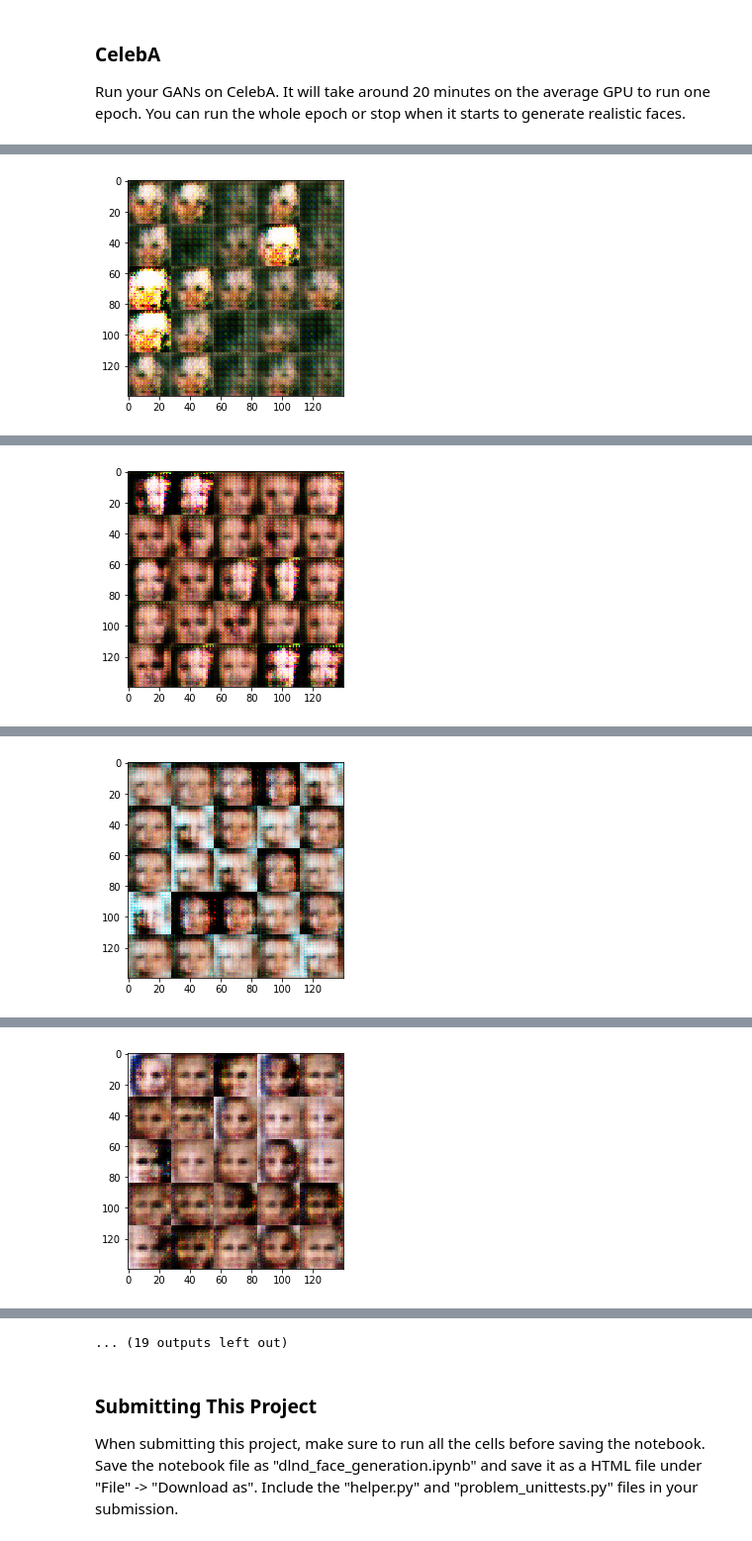
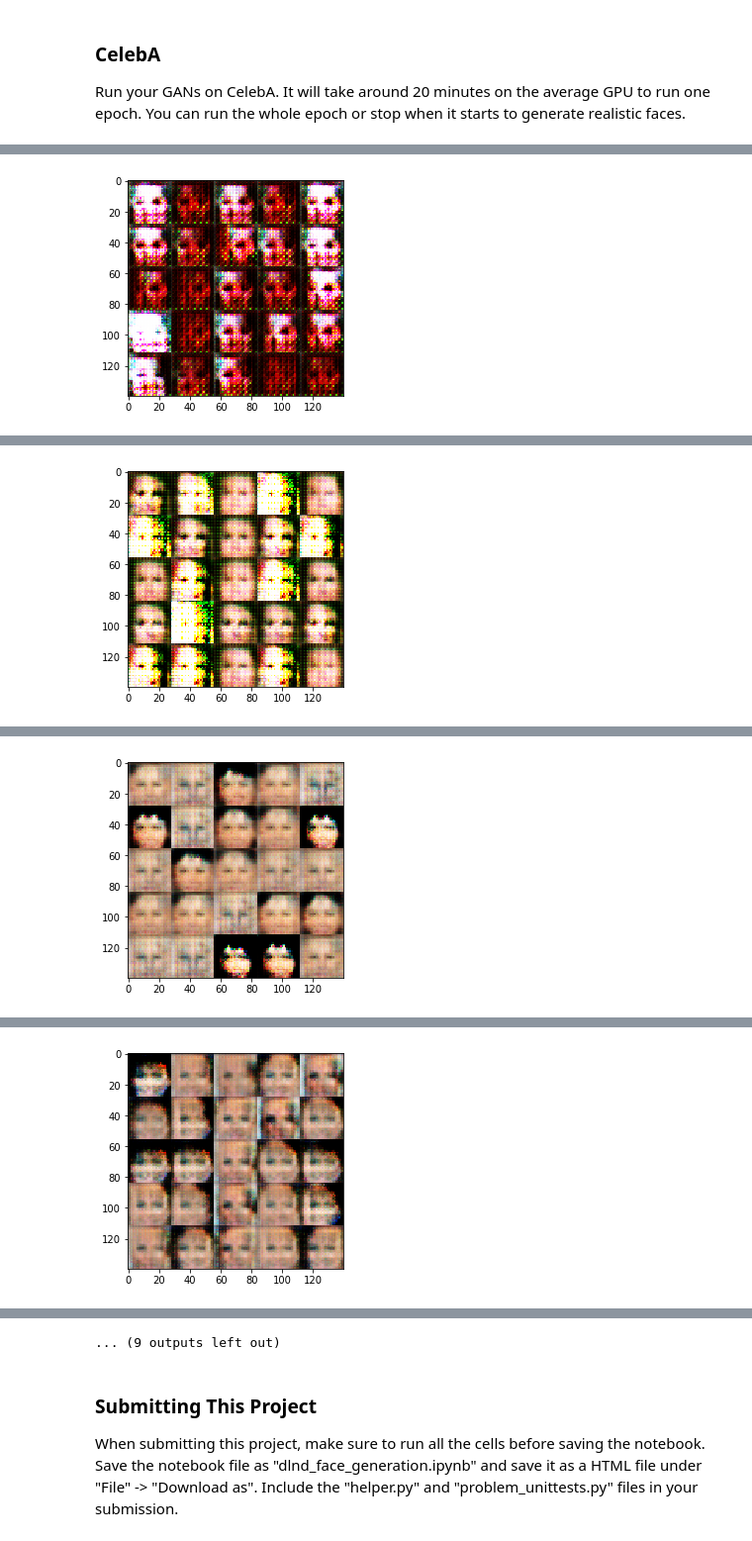
Before and after one commit to delinhabit/nd101-face-generation, a Jupyter notebook: dlnd_face_generation.ipynb, the cells around one changed output, grey strips where cells are left out. Shown at 99% size. Drawn from its saved outputs; the diff is of its cells as text; code cells hidden in the pictures.

Commit message:
Finished training a bigger DCGAN network

```diff
--- a/dlnd_face_generation.ipynb
+++ b/dlnd_face_generation.ipynb
@@ -182,21 +183,21 @@ def generator(z, out_channel_dim, is_train=True, alpha=0.2):
     :return: The tensor output of the generator
     """
     with tf.variable_scope('generator', reuse=not is_train):
-        x1 = tf.layers.dense(z, 2*2*512)
-        x1 = tf.reshape(x1, (-1, 2, 2, 512))
+        x1 = tf.layers.dense(z, 2*2*1024)
+        x1 = tf.reshape(x1, (-1, 2, 2, 1024))
         x1 = tf.layers.batch_normalization(x1, training=is_train)
         x1 = tf.maximum(x1 * alpha, x1)
-        # Shape is 2x2x512
+        # Shape is 2x2x1024
 
-        x2 = tf.layers.conv2d_transpose(x1, 256, 5, strides=2, padding='valid')
+        x2 = tf.layers.conv2d_transpose(x1, 512, 5, strides=2, padding='valid')
         x2 = tf.layers.batch_normalization(x2, training=is_train)
         x2 = tf.maximum(x2 * alpha, x2)
-        # Shape is 7x7x256
+        # Shape is 7x7x512
 
-        x3 = tf.layers.conv2d_transpose(x2, 128, 5, strides=2, padding='same')
+        x3 = tf.layers.conv2d_transpose(x2, 256, 5, strides=2, padding='same')
         x3 = tf.layers.batch_normalization(x3, training=is_train)
         x3 = tf.maximum(x3 * alpha, x3)
-        # Shape is 14x14x128
+        # Shape is 14x14x256
 
         logits = tf.layers.conv2d_transpose(x3, out_channel_dim, 5, strides=2, padding='same')
         # Shape is 28x28xChannels
@@ -318,6 +319,9 @@ Implement `train` to build and train the GANs.  Use the following functions you
 
 Use the `show_generator_output` to show `generator` output while you train. Running `show_generator_output` for every batch will drastically increase training time and increase the size of the notebook.  It's recommended to print the `generator` output every 100 batches.
 # %%
+import time
+
+
 def train(epoch_count, batch_size, z_dim, learning_rate, beta1, get_batches, data_shape, data_image_mode):
     """
     Train the GAN
@@ -335,7 +339,10 @@ def train(epoch_count, batch_size, z_dim, learning_rate, beta1, get_batches, dat
     d_opt, g_opt = model_opt(d_loss, g_loss, input_lr, beta1)
 
     saver = tf.train.Saver()
+
+    total_steps = epoch_count * (data_shape[0] // batch_size)
     step = 0
+    training_start_time = time.perf_counter()
 
     with tf.Session() as sess:
         sess.run(tf.global_variables_initializer())
@@ -357,9 +364,13 @@ def train(epoch_count, batch_size, z_dim, learning_rate, beta1, get_batches, dat
                     train_loss_d = d_loss.eval({input_z: batch_z, input_real: batch_images})
                     train_loss_g = g_loss.eval({input_z: batch_z})
 
-                    print("\rEpoch {}/{} [step={}]...".format(epoch_i + 1, epochs, step),
-                          "Discriminator Loss: {:.4f}...".format(train_loss_d),
-                          "Generator Loss: {:.4f}".format(train_loss_g), end="")
+                    print(
+                        "\rEpoch {}/{} [Step {}/{}] |".format(epoch_i + 1, epochs, step, total_steps),
+                        "Discriminator Loss: {:.4f} |".format(train_loss_d),
+                        "Generator Loss: {:.4f} |".format(train_loss_g),
+                        "Speed: {:.2f} seconds/batch".format((time.perf_counter() - training_start_time) / step),
+                        end="",
+                    )
 
                 # Show generated images every 100 steps
                 if step % 100 == 0:
@@ -368,7 +379,7 @@ def train(epoch_count, batch_size, z_dim, learning_rate, beta1, get_batches, dat
 
         # Save the checkpoint
         saver.save(sess, './checkpoints/generator_{}.ckpt'.format('x'.join(map(str, data_shape[1:]))))
-        print("\nTraining finished")
+        print("\nTraining finished in {:.2f} minutes".format((time.perf_counter() - training_start_time) / 60.0))
 # %% [markdown]
 ### MNIST
 Test your GANs architecture on MNIST.  After 2 epochs, the GANs should be able to generate images that look like handwritten digits.  Make sure the loss of the generator is lower than the loss of the discriminator or close to 0.
@@ -408,7 +419,7 @@ Epoch 1/2 [step=600]... Discriminator Loss: 0.9615... Generator Loss: 6.4999
 ### CelebA
 Run your GANs on CelebA.  It will take around 20 minutes on the average GPU to run one epoch.  You can run the whole epoch or stop when it starts to generate realistic faces.
 # %%
-batch_size = 128
+batch_size = 200
 z_dim = 100
 learning_rate = 0.001
 beta1 = 0.5
@@ -428 +439 @@ Epoch 1/1 [step=100]... Discriminator Loss: 0.2281... Generator Loss: 2.7943
-[figure, old version]
+[figure, new version]
@@ -430 +441 @@ Epoch 1/1 [step=200]... Discriminator Loss: 0.2752... Generator Loss: 1.9140
-[figure, old version]
+[figure, new version]
@@ -432 +443 @@ Epoch 1/1 [step=300]... Discriminator Loss: 0.7978... Generator Loss: 1.9028
-[figure, old version]
+[figure, new version]
@@ -434 +445 @@ Epoch 1/1 [step=400]... Discriminator Loss: 1.0657... Generator Loss: 1.9399
-[figure, old version]
+[figure, new version]
@@ -439,4 +450,4 @@ Epoch 1/1 [step=600]... Discriminator Loss: 0.9419... Generator Loss: 2.1518
-... (19 outputs left out)
+... (9 outputs left out)
 # %% [markdown]
 ### Submitting This Project
 When submitting this project, make sure to run all the cells before saving the notebook. Save the notebook file as "dlnd_face_generation.ipynb" and save it as a HTML file under "File" -> "Download as". Include the "helper.py" and "problem_unittests.py" files in your submission.
```
Also changed, not shown: parts of 4 cells of this notebook.
